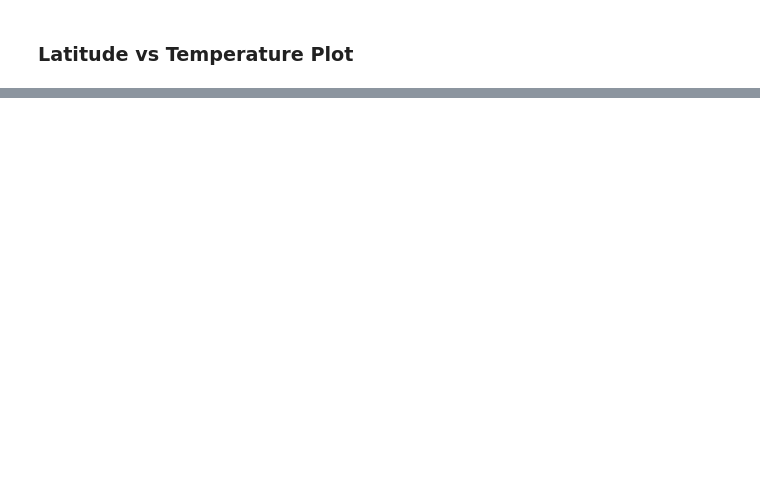
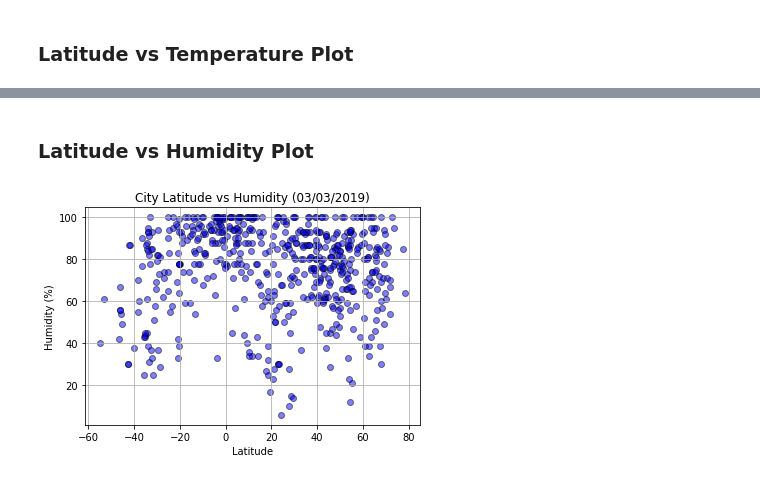
Before and after one commit to AshleyMcGee/api_homework, a Jupyter notebook: weatherpy_homework.ipynb, the cells around one changed output, grey strips where cells are left out. Saved outputs shown, nothing was run; the diff lists cells and outputs as text; code cells hidden in the pictures; blank space fills up the shorter version.

```diff
--- a/weatherpy_homework.ipynb
+++ b/weatherpy_homework.ipynb
@@ -182,0 +187,14 @@ TypeError: 'str' object is not callable
+# %% [markdown]
+<h3>Latitude vs Humidity Plot</h3>
+# %%
+lat_humid_data = weather_df.groupby('city').mean()
+x_axis_humid = lat_humid_data['latitude']
+y_axis_humid = lat_humid_data['humidity']
+plt.scatter(x_axis_humid, y_axis_humid, color='blue', edgecolor="black", alpha=0.5)
+plt.xlabel("Latitude")
+plt.ylabel("Humidity (%)")
+plt.title("City Latitude vs Humidity (03/03/2019)")
+plt.grid()
+plt.show()
+# %% [output]
+[figure, added]
```
Also changed, not shown: parts of 16 cells of this notebook.
